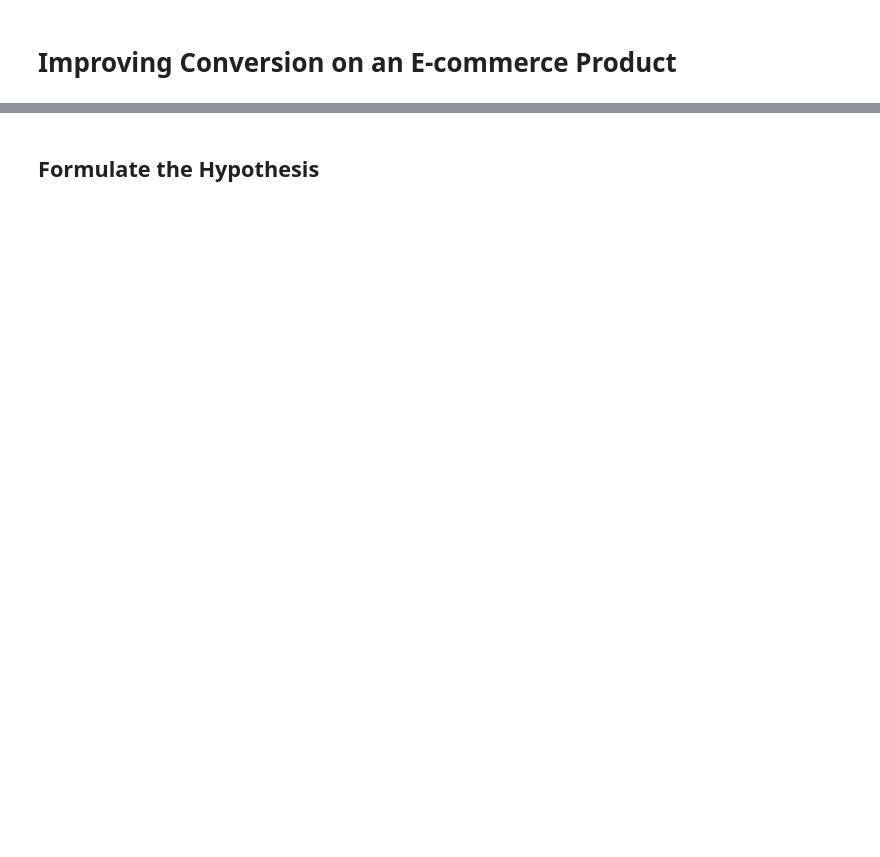
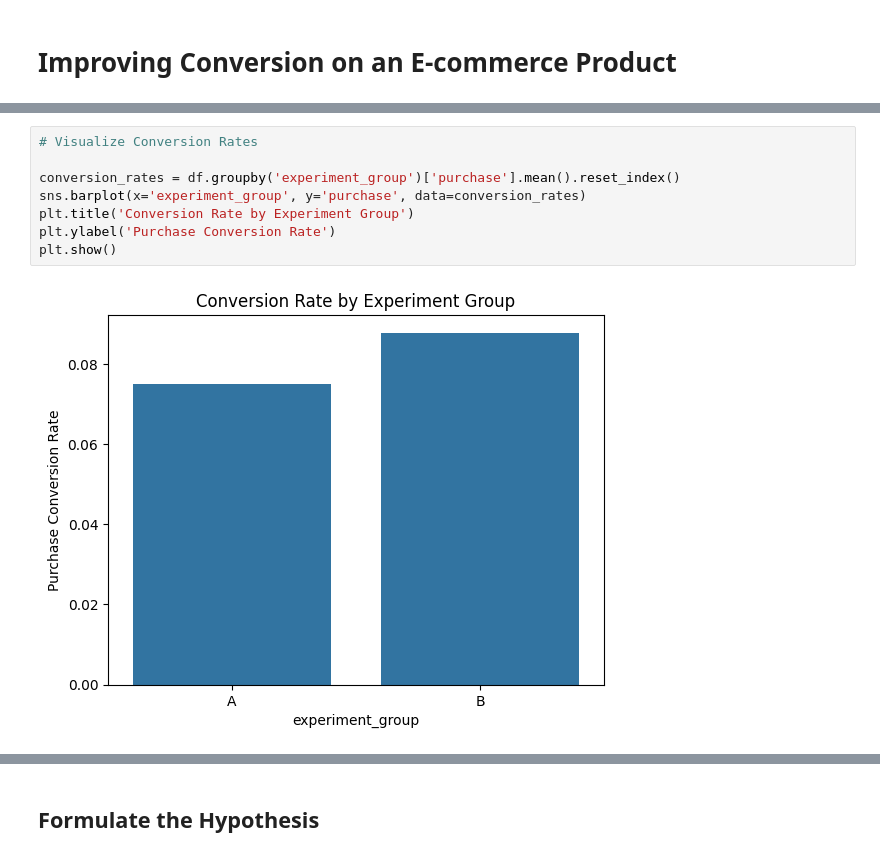
Before and after one commit to AnirudhHegde20/Improving-Conversion-on-an-E-commerce-Product-Page, a Jupyter notebook: Notebooks/Main.ipynb, the cells around one changed output, grey strips where cells are left out. Saved outputs shown, nothing was run; the diff lists cells and outputs as text; blank space fills up the shorter version.

```diff
--- a/Notebooks/Main.ipynb
+++ b/Notebooks/Main.ipynb
@@ -2,0 +69,10 @@
+# %%
+# Visualize Conversion Rates
+
+conversion_rates = df.groupby('experiment_group')['purchase'].mean().reset_index()
+sns.barplot(x='experiment_group', y='purchase', data=conversion_rates)
+plt.title('Conversion Rate by Experiment Group')
+plt.ylabel('Purchase Conversion Rate')
+plt.show()
+# %% [output]
+[figure, added]
```
Also changed, not shown: parts of 30 cells of this notebook, 3 other files.
